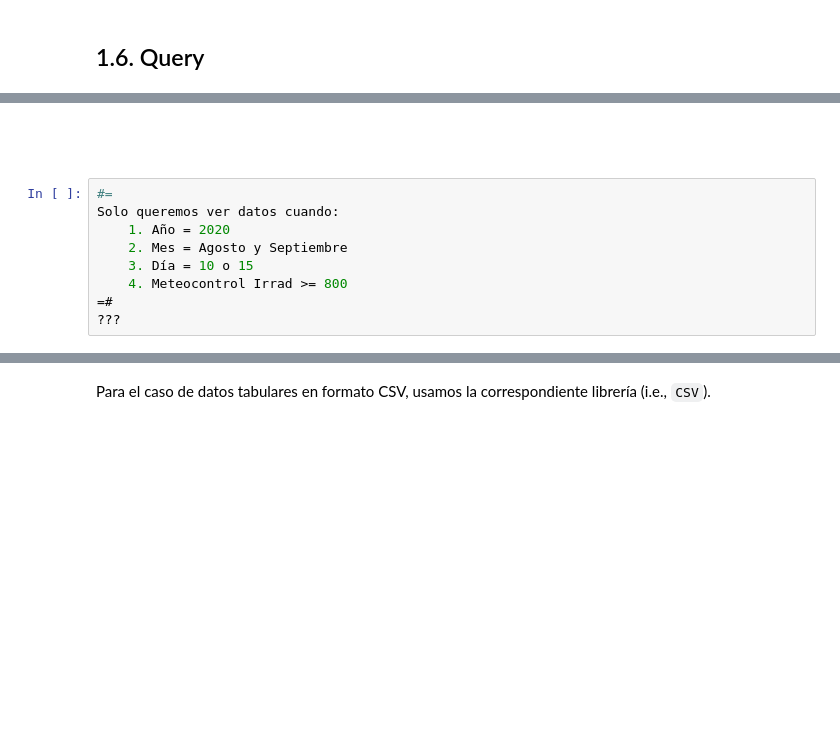
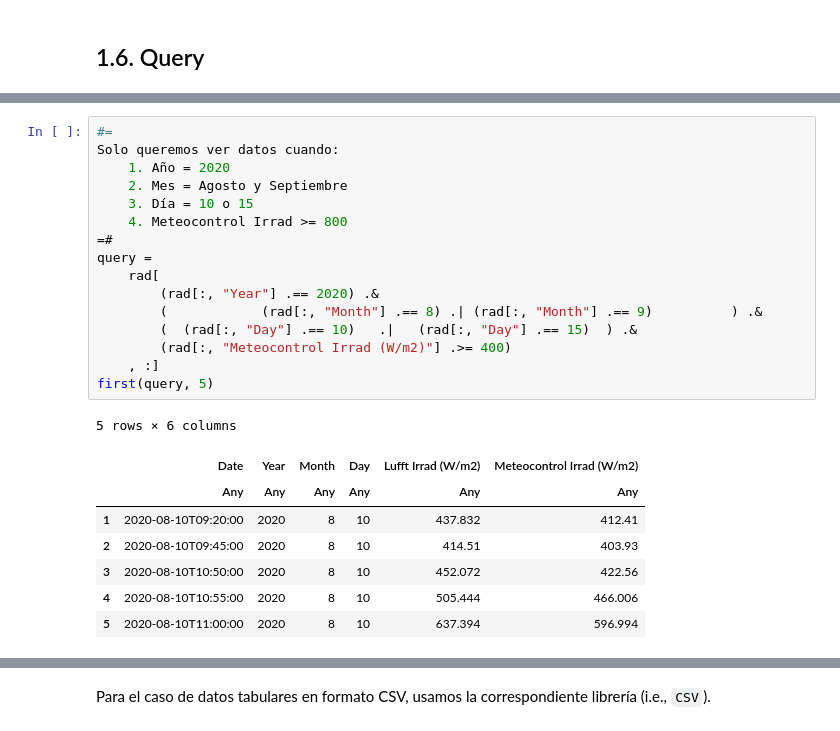
Before and after one commit to dcanonl/ua-imec2001-hc-202210, a Jupyter notebook: content/week2/C3_visualizaciones.ipynb, the cells around one changed output, grey strips where cells are left out. Saved outputs shown, nothing was run; the diff lists cells and outputs as text; blank space fills up the shorter version.

```diff
--- a/content/week2/C3_visualizaciones.ipynb
+++ b/content/week2/C3_visualizaciones.ipynb
@@ -250,23 +490,28 @@ first(rad[ ((rad[:, "Lufft Irrad (W/m2)"] - rad[:, "Meteocontrol Irrad (W/m2)"])
-# %% [markdown]
-<font color="white">
-query =
-    rad[
-        (rad[:, "Year"] .== 2020) .&
-        ((rad[:, "Month"] .== 8) .| (rad[:, "Month"] .== 9)) .&
-        (  (rad[:, "Day"] .== 10)   .|   (rad[:, "Day"] .== 15)  ) .&
-        (rad[:, "Meteocontrol Irrad (W/m2)"] .>= 400)
-    , :]
-first(query, 5)
-</font>
 # %%
 #=
 Solo queremos ver datos cuando:
     1. Año = 2020
     2. Mes = Agosto y Septiembre
     3. Día = 10 o 15
     4. Meteocontrol Irrad >= 800
 =#
-???
+query =
+    rad[
+        (rad[:, "Year"] .== 2020) .&
+        (            (rad[:, "Month"] .== 8) .| (rad[:, "Month"] .== 9)          ) .&
+        (  (rad[:, "Day"] .== 10)   .|   (rad[:, "Day"] .== 15)  ) .&
+        (rad[:, "Meteocontrol Irrad (W/m2)"] .>= 400)
+    , :]
+first(query, 5)
+# %% [output]
+5 rows × 6 columns
+|  | Date | Year | Month | Day | Lufft Irrad (W/m2) | Meteocontrol Irrad (W/m2) |
+|  | Any | Any | Any | Any | Any | Any |
+| 1 | 2020-08-10T09:20:00 | 2020 | 8 | 10 | 437.832 | 412.41 |
+| 2 | 2020-08-10T09:45:00 | 2020 | 8 | 10 | 414.51 | 403.93 |
+| 3 | 2020-08-10T10:50:00 | 2020 | 8 | 10 | 452.072 | 422.56 |
+| 4 | 2020-08-10T10:55:00 | 2020 | 8 | 10 | 505.444 | 466.006 |
+| 5 | 2020-08-10T11:00:00 | 2020 | 8 | 10 | 637.394 | 596.994 |
 # %%
 # Verifiquemos
 println(unique(query[:, "Year"]))
```
Also changed, not shown: parts of 48 cells of this notebook, 1 other file.
